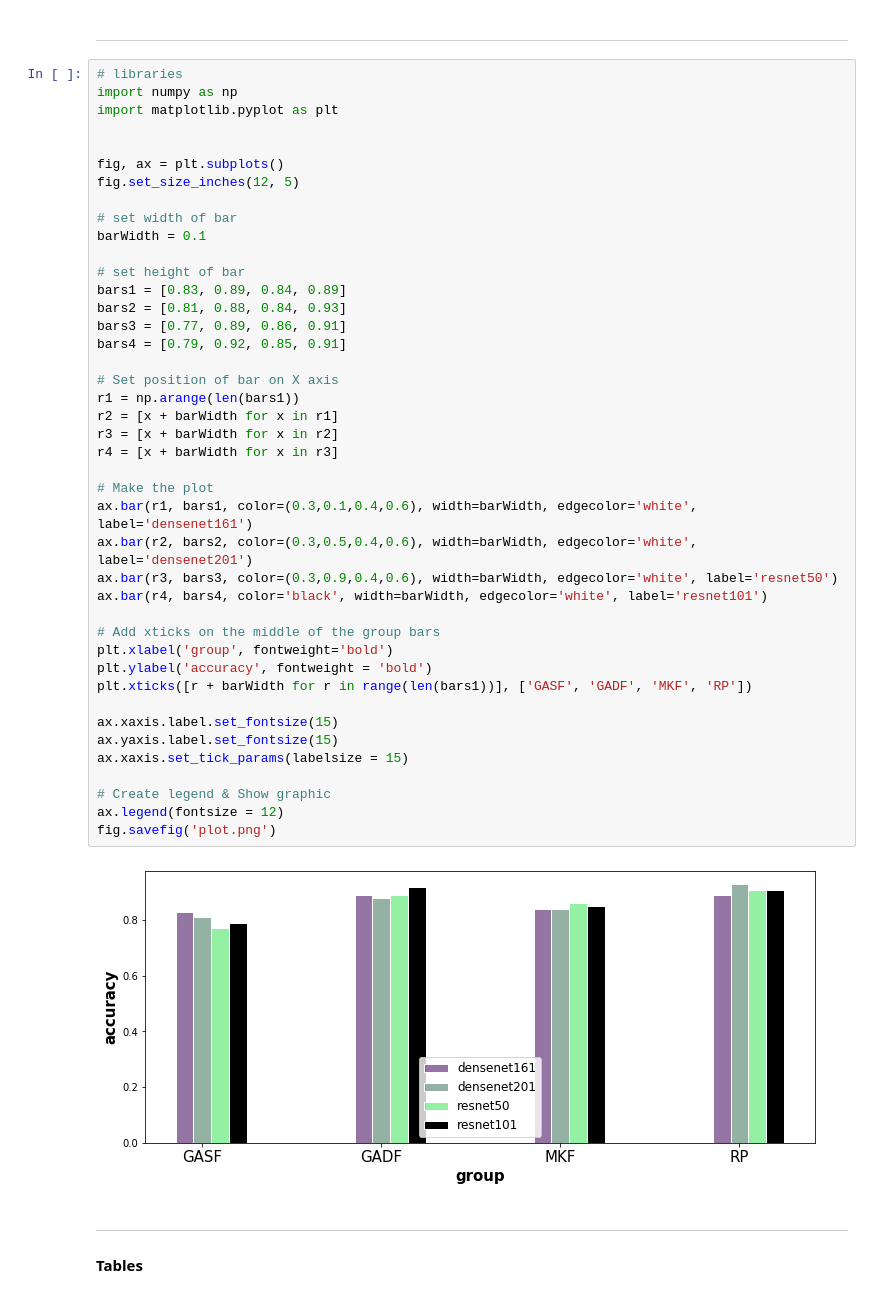
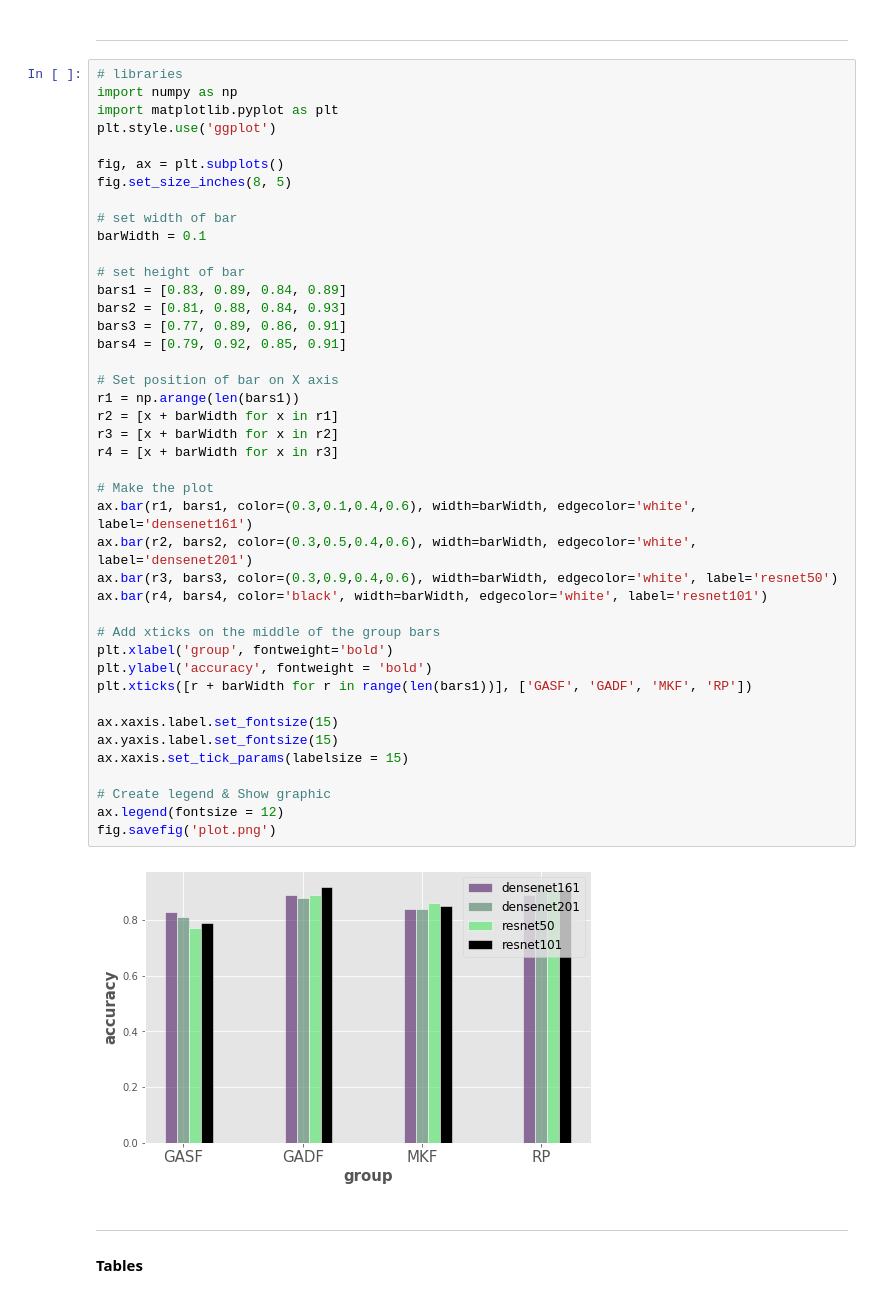
Before and after one commit to patrick-oliveira/ICDeepLearning, a Jupyter notebook: Codigos/Análise de BCI/Imagens e Tabelas.ipynb, the cells around one changed output. Drawn from its saved outputs; the diff is of its cells as text.

```diff
--- a/Codigos/Análise de BCI/Imagens e Tabelas.ipynb
+++ b/Codigos/Análise de BCI/Imagens e Tabelas.ipynb
@@ -74,10 +74,10 @@ def buildTable(picType, dataType):
 # libraries
 import numpy as np
 import matplotlib.pyplot as plt
-
+plt.style.use('ggplot')
 
 fig, ax = plt.subplots()
-fig.set_size_inches(12, 5)
+fig.set_size_inches(8, 5)
 
 # set width of bar
 barWidth = 0.1
@@ -86,34 +86,34 @@ barWidth = 0.1
 bars1 = [0.83, 0.89, 0.84, 0.89]
 bars2 = [0.81, 0.88, 0.84, 0.93]
 bars3 = [0.77, 0.89, 0.86, 0.91]
 bars4 = [0.79, 0.92, 0.85, 0.91]
 
 # Set position of bar on X axis
 r1 = np.arange(len(bars1))
 r2 = [x + barWidth for x in r1]
 r3 = [x + barWidth for x in r2]
 r4 = [x + barWidth for x in r3]
 
 # Make the plot
 ax.bar(r1, bars1, color=(0.3,0.1,0.4,0.6), width=barWidth, edgecolor='white', label='densenet161')
 ax.bar(r2, bars2, color=(0.3,0.5,0.4,0.6), width=barWidth, edgecolor='white', label='densenet201')
 ax.bar(r3, bars3, color=(0.3,0.9,0.4,0.6), width=barWidth, edgecolor='white', label='resnet50')
 ax.bar(r4, bars4, color='black', width=barWidth, edgecolor='white', label='resnet101')
 
 # Add xticks on the middle of the group bars
 plt.xlabel('group', fontweight='bold')
 plt.ylabel('accuracy', fontweight = 'bold')
 plt.xticks([r + barWidth for r in range(len(bars1))], ['GASF', 'GADF', 'MKF', 'RP'])
 
 ax.xaxis.label.set_fontsize(15)
 ax.yaxis.label.set_fontsize(15)
 ax.xaxis.set_tick_params(labelsize = 15)
 
 # Create legend & Show graphic
 ax.legend(fontsize = 12)
 fig.savefig('plot.png')
 # %% [output]
-[figure, old version]
+[figure, new version]
 # %% [markdown]
 ***
 #### Tables
```
Also changed, not shown: parts of 1 cell of this notebook, 37 other files.
